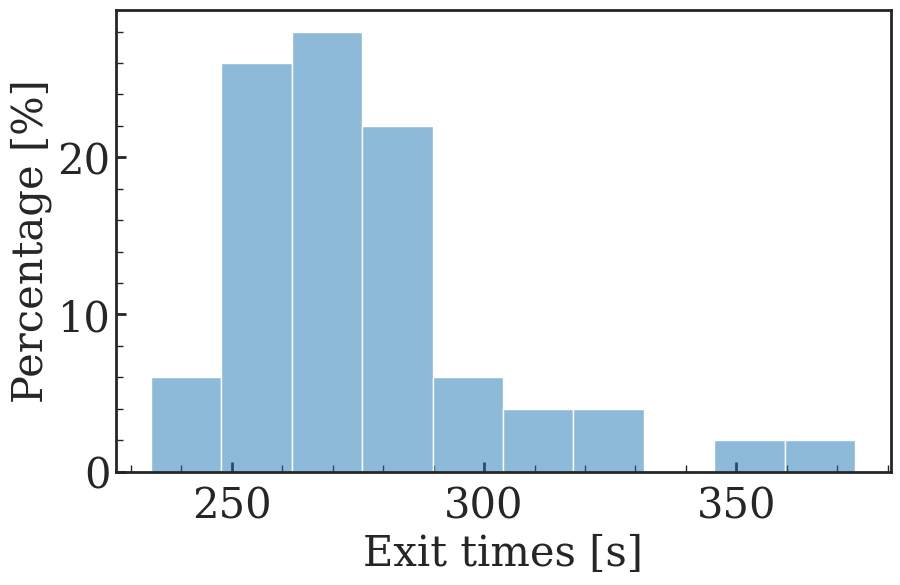
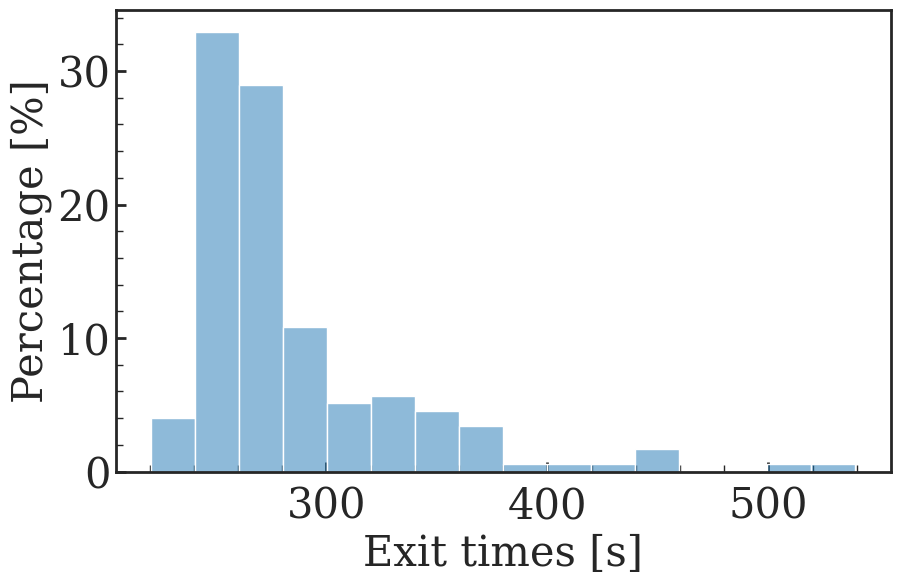
The notebook cell's code change between the first figure and the second:
--- before
+++ after
@@ -17,4 +17,8 @@
 data = "/home/ecasual/Documents/Uni/droplet-maze/simulation-code/data"
 data = "/home/ecasual/Documents/Uni/droplet-maze/simulation-code/output/1_particles"
+#data = "/home/ecasual/Documents/Uni/droplet-maze/simulation-code/output/instant_release/1_particles"
+#data = "/home/ecasual/Documents/Uni/droplet-maze/simulation-code/output/instant_release/2_particles"
+#data = "/home/ecasual/Documents/Uni/droplet-maze/simulation-code/output/instant_release/4_particles"
+data = "/home/ecasual/Documents/Uni/droplet-maze/simulation-code/output/instant_release/10_particles"
 #data = "/home/ecasual/Documents/Uni/droplet-maze/simulation-code/output/1_particles"
 #data = "/home/ecasual/Documents/Uni/droplet-maze/simulation-code/output/2_particles"
@@ -24,5 +28,5 @@
 
 # Create a seaborn histogram for Chemoattraction
-sns.histplot(exit_times * t_unit, stat='percent', label='Chemoattraction', color='tab:blue', alpha=0.5, line_kws={'linewidth':'5'})
+sns.histplot(exit_times * t_unit, stat='percent', label='Chemoattraction', color='tab:blue', alpha=0.5, line_kws={'linewidth':'5'}, binwidth=20)
 
 # Overlay KDE plot for Chemoattraction with customized linestyle and linewidth
@@ -44,2 +48,6 @@
 #fig.savefig('/home/ecasual/Documents/Uni/droplet-maze/presentations/journalclub/journalclub_2026-06-16' + 'Ran_droplet_4-particle_hist_tte.png', dpi=300, bbox_inches='tight')
 # fig.savefig('/home/ecasual/Documents/Uni/droplet-maze/presentations/journalclub/journalclub_2026-06-16' + 'Ran_droplet_10-particle_hist_tte.png', dpi=300, bbox_inches='tight')
+#fig.savefig('/home/ecasual/Documents/Uni/droplet-maze/presentations' + 'Ran_droplet_1-particle_hist_tte.png', dpi=300, bbox_inches='tight')
+#fig.savefig('/home/ecasual/Documents/Uni/droplet-maze/presentations' + 'Ran_droplet_2-particle_hist_tte.png', dpi=300, bbox_inches='tight')
+fig.savefig('/home/ecasual/Documents/Uni/droplet-maze/presentations' + 'Ran_droplet_4-particle_hist_tte.png', dpi=300, bbox_inches='tight')
+#fig.savefig('/home/ecasual/Documents/Uni/droplet-maze/presentations' + 'Ran_droplet_10-particle_hist_tte.png', dpi=300, bbox_inches='tight')

Commit: instant release exit time analysis modifications